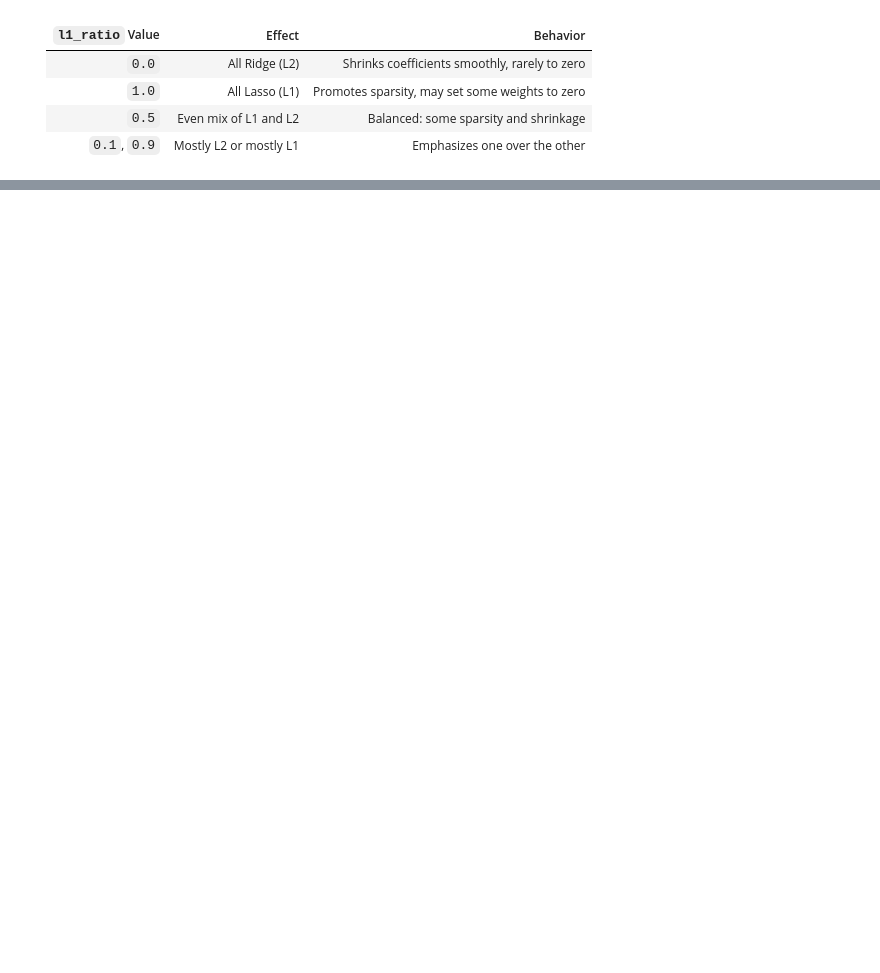
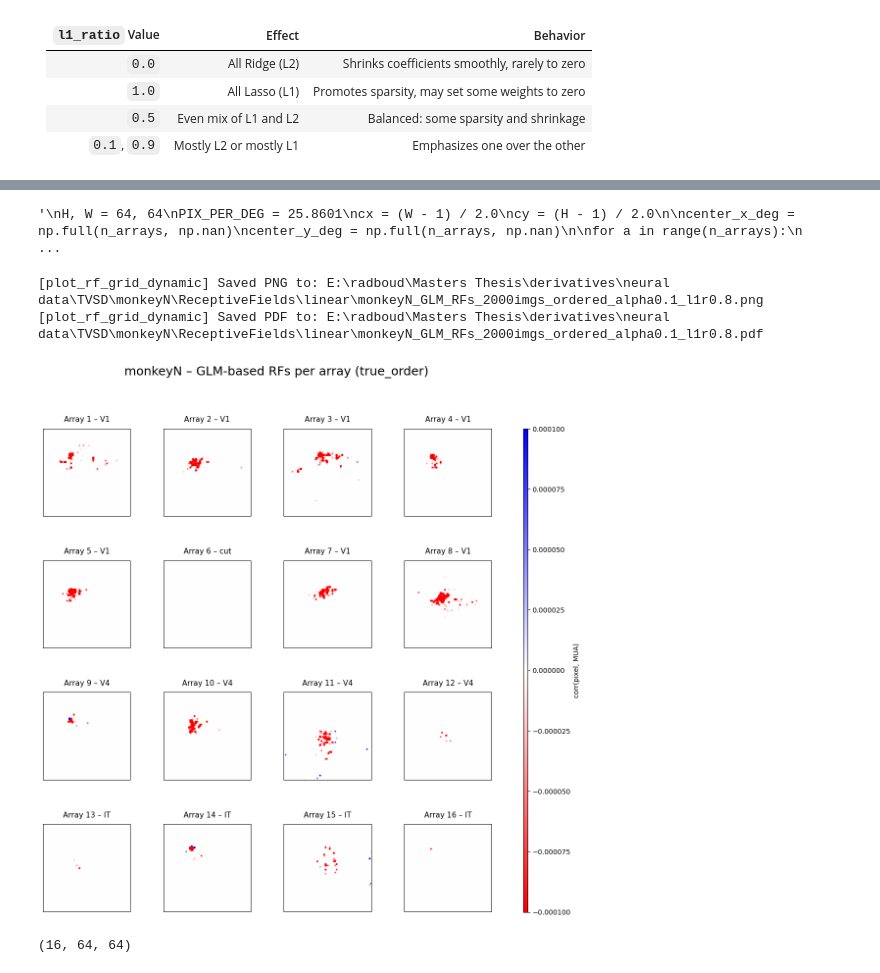
Before and after one commit to rvodila/SlavsForSight, a Jupyter notebook: code/lfp_img_merge/receptive fields/rf_GLM.ipynb, the cells around one changed output, grey strips where cells are left out. Drawn from its saved outputs; the diff is of its cells as text; code cells hidden in the pictures; blank space fills up the shorter version.

```diff
--- a/code/lfp_img_merge/receptive fields/rf_GLM.ipynb
+++ b/code/lfp_img_merge/receptive fields/rf_GLM.ipynb
@@ -2,11 +2,22 @@
 # GLM
 # %%
 # ---------- CONFIG ----------
+PIX_PER_DEG_THINGS = 25.8601  # pixels per degree, from mapping.py
 monkey = 'monkeyN' # monkeyF
 out_size = (64, 64)  # RF grid resolution: 64x64 "sensors" (stimulus pixels); 128 is already crashing my system
-n_subset = 5000 # random subset of >22k images in train set
+n_subset = 1000 # random subset of >22248 images in train set
+E_SUBSET = 64 # None
+if E_SUBSET is not None:
+    assert E_SUBSET % 64 == 0
 shuffle_mapping = False # Shuffle true mapping of MUA - image. acts as sanity check.
 reg = None #l1, l2, elastic
+VERBOSE = False
+# ElasticNet for a balance between sparsity and smoothness
+# l1 ~
+alpha = 0.1
+l1_ratio = 0.8
+# Vis
+vlim = (-1e-4, 1e-4)
 # %%
 # ---------- IMPORTS ----------
 import os
@@ -297,7 +308,7 @@ def plot_rf_grid(
         from matplotlib.patches import Rectangle
 
         rf = rf_per_array[idx]
-        im = ax.imshow(rf, cmap="bwr", vmin=vmin, vmax=vmax)
+        im = ax.imshow(rf, cmap="bwr_r", vmin=vmin, vmax=vmax)
         ax.axis("off")
 
         # Add a black rectangle that exactly bounds the image
@@ -524,0 +690,64 @@ plot_rf_grid(
+# %%
+'''
+H, W = 64, 64
+PIX_PER_DEG = 25.8601
+cx = (W - 1) / 2.0
+cy = (H - 1) / 2.0
+
+center_x_deg = np.full(n_arrays, np.nan)
+center_y_deg = np.full(n_arrays, np.nan)
+
+for a in range(n_arrays):
+    rf = rf_per_array[a]          # (64, 64)
+    w  = np.abs(rf)
+
+    if w.max() <= 0:
+        continue
+
+    w_norm = w / w.max()
+    flat   = w_norm.ravel()
+    nonzero = flat[flat > 0]
+    if nonzero.size < 10:
+        continue
+
+    thr  = np.percentile(nonzero, 90)
+    mask = w_norm > thr
+
+    ys, xs = np.where(mask)
+    if len(xs) == 0:
+        continue
+
+    x_center_pix = xs.mean()
+    y_center_pix = ys.mean()
+
+    # center around (0,0) in pixels
+    x_centered_pix = x_center_pix - cx
+    y_centered_pix = -(y_center_pix - cy)
+
+    # convert to degrees
+    center_x_deg[a] = x_centered_pix / PIX_PER_DEG
+    center_y_deg[a] = y_centered_pix / PIX_PER_DEG
+
+print("Array centers (deg):")
+print("x:", center_x_deg)
+print("y:", center_y_deg)
+'''
+# %% [output]
+'\nH, W = 64, 64\nPIX_PER_DEG = 25.8601\ncx = (W - 1) / 2.0\ncy = (H - 1) / 2.0\n\ncenter_x_deg = np.full(n_arrays, np.nan)\ncenter_y_deg = np.full(n_arrays, np.nan)\n\nfor a in range(n_arrays):\n     ...
+# %%
+
+# plot 16 averaged RFs (Utah arrays)
+
+plot_rf_grid(
+    rf_per_array, array2area, vlim=vlim,
+    monkey="monkeyN", shuffle_suffix=shuffle_suffix,
+    save_dir=save_dir, basename=basename
+)
+# %% [output]
+[plot_rf_grid_dynamic] Saved PNG to: E:\radboud\Masters Thesis\derivatives\neural data\TVSD\monkeyN\ReceptiveFields\linear\monkeyN_GLM_RFs_2000imgs_ordered_alpha0.1_l1r0.8.png
+[plot_rf_grid_dynamic] Saved PDF to: E:\radboud\Masters Thesis\derivatives\neural data\TVSD\monkeyN\ReceptiveFields\linear\monkeyN_GLM_RFs_2000imgs_ordered_alpha0.1_l1r0.8.pdf
+[figure, added]
+# %%
+rf_per_array.shape
+# %% [output]
+(16, 64, 64)
```
Also changed, not shown: parts of 15 cells of this notebook, 10 other files.
